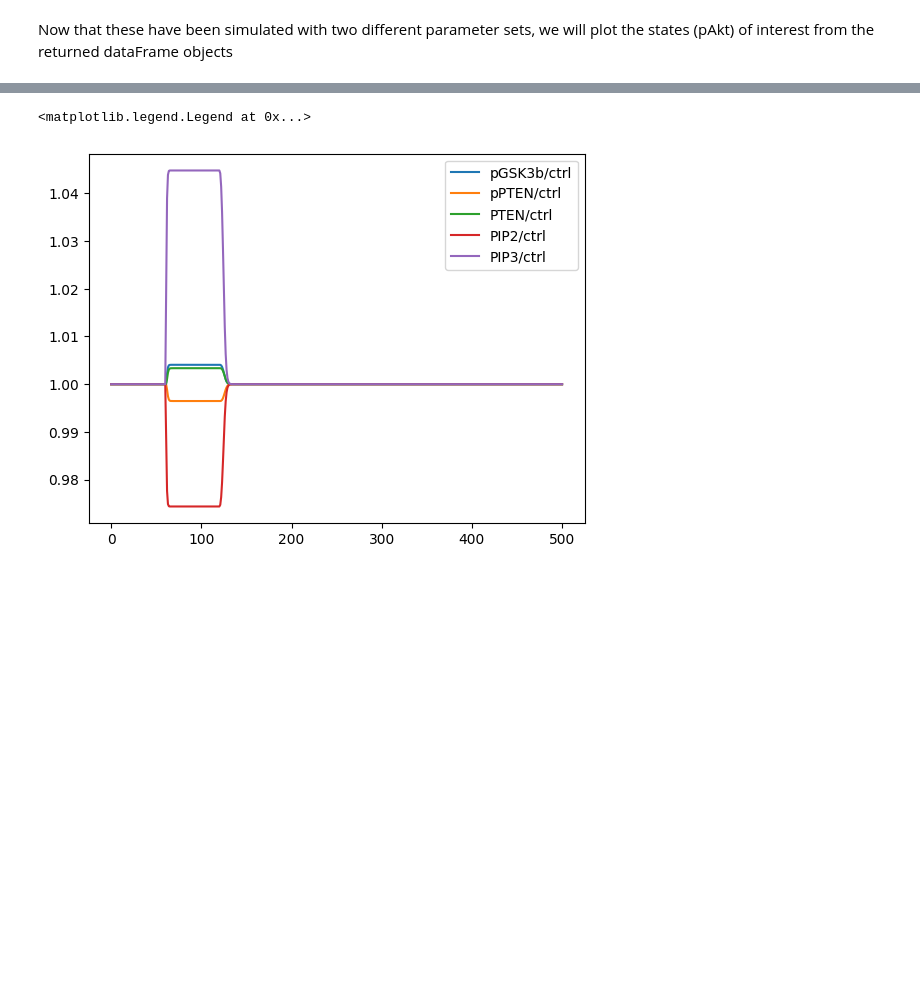
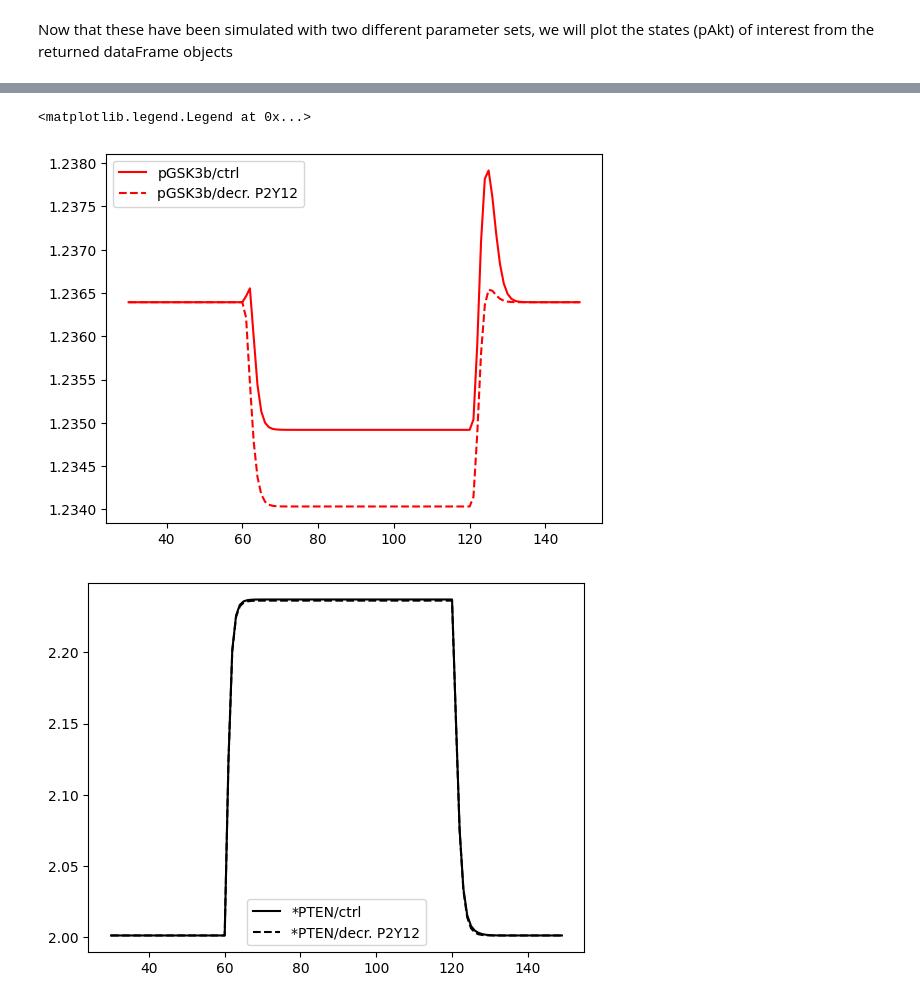
Before and after one commit to rsethi21/na_for_systems_bio, a Jupyter notebook: pten_emily.ipynb, the cells around one changed output, grey strips where cells are left out. Saved outputs shown, nothing was run; the diff lists cells and outputs as text; code cells hidden in the pictures; blank space fills up the shorter version.

```diff
--- a/pten_emily.ipynb
+++ b/pten_emily.ipynb
@@ -173,7 +183,9 @@ path="pten/input/input_atp_data/"
 rates = tpkh.parse_rates(path+"/rates.csv")
 #paramName = 'k8' # contains ATP dependent term
 
+### report value of a given parameter
 paramName = 's5' # contains ATP dependent term
+paramName = 'r4' # PTEN response seems too fast
 #paramName = 'k1' #  <-- ran this to make sure that we could block PI3K activation
 
 paramIdx = -1
@@ -184,17 +196,21 @@ for i,rate in enumerate(rates):
       rate.value))
     paramIdx = i
 
+### define simulation
+
 # condition
 amtsAtp=[1.]
 amtsLps=[0.]
 
 # run the simulations
-rescaledValue = 0.1 * rates[paramIdx].value
-newParams={ paramName: rescaledValue,
-           # 'k8': 0. #, 'r8':0.
+#rescaledValue = 0.1 * rates[paramIdx].value
+newParams={
+            'r4': .15 #, 'r8':0.
            }
 
 ranges=[[60,120]]
-ctl = tpkh.runSim(tag = 'ctl',amtsAtp=amtsAtp,ranges=ranges,amtsLps=amtsLps) # will use default parameters
-decrP2Y12  = tpkh.runSim(tag='cond',params=newParams,ranges=ranges,amtsAtp=amtsAtp,amtsLps=amtsLps)
+ctl = tpkh.runSim(tag = 'ctl',
+                                   ranges=ranges,amtsAtp=amtsAtp,amtsLps=amtsLps,norm=False)
+decrP2Y12  = tpkh.runSim(tag='cond',
+                  params=newParams,ranges=ranges,amtsAtp=amtsAtp,amtsLps=amtsLps,norm=False)
 # %% [output]
@@ -257,11 +279,25 @@ plt.legend(loc=0)
 # %%
-plt.plot(dfCtl['pGSK3B'],label='pGSK3b/ctrl')
-#plt.plot(dfP2Y12['pGSK3B'],label='pGSK3b/decr. P2Y12')
-plt.plot(dfCtl['pPTEN'],label='pPTEN/ctrl')
-plt.plot(dfCtl['PTEN'],label='PTEN/ctrl')
-plt.plot(dfCtl['PIP2'],label='PIP2/ctrl')
-plt.plot(dfCtl['PIP3'],label='PIP3/ctrl')
+plt.plot(dfCtl['pGSK3B'].iloc[30:150],'r-',label='pGSK3b/ctrl')
+#plt.plot(dfCtl['GSK3B'].iloc[30:150],'k-',label='GSK3b/ctrl')
+plt.plot(dfP2Y12['pGSK3B'].iloc[30:150],'r--',label='pGSK3b/decr. P2Y12')
+#plt.plot(dfP2Y12['GSK3B'].iloc[30:150],'k--',label='GSK3b/decr. P2Y12')
 plt.legend(loc=0)
+
+
+
+
+plt.figure()
+#plt.plot(dfCtl['pPTEN'].iloc[30:150],'r-',label='pPTEN/ctrl')
+plt.plot(dfCtl['PTEN'].iloc[30:150],'k-',label='*PTEN/ctrl')
+#plt.plot(dfP2Y12['pPTEN'].iloc[30:150],'r--',label='pPTEN/decr. P2Y12')
+plt.plot(dfP2Y12['PTEN'].iloc[30:150],'k--',label='*PTEN/decr. P2Y12')
+plt.legend(loc=0)
+
+#plt.figure()
+#plt.plot(dfCtl['PIP2'],label='PIP2/ctrl')
+#plt.plot(dfCtl['PIP3'],label='PIP3/ctrl')
+#plt.legend(loc=0)
 # %% [output]
 <matplotlib.legend.Legend at 0x...>
-[figure, old version]
+[figure, new version]
+[figure, added]
```
Also changed, not shown: parts of 6 cells of this notebook.
